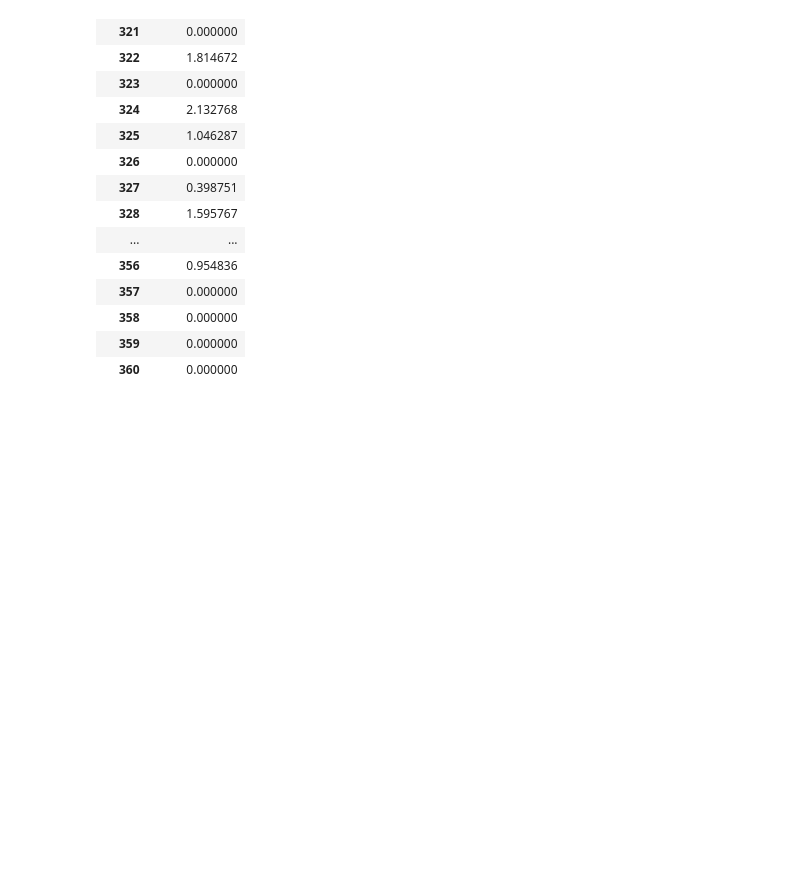
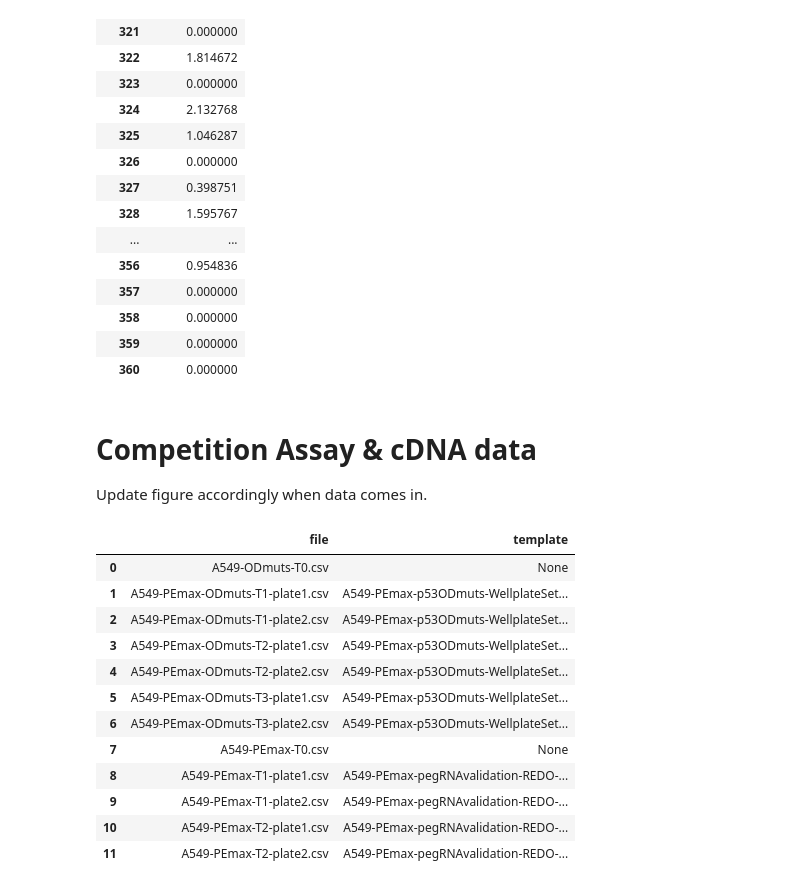
Before and after one commit to samgould2/p53-prime-editing-sensor, a Jupyter notebook: figure6.ipynb, the cells around one changed output. Drawn from its saved outputs; the diff is of its cells as text; code cells hidden in the pictures; blank space fills up the shorter version.

```diff
--- a/figure6.ipynb
+++ b/figure6.ipynb
@@ -553,3 +553,61 @@ delta_df
 | 358 | 0.000000 |
 | 359 | 0.000000 |
 | 360 | 0.000000 |
+# %% [markdown]
+# Competition Assay & cDNA data
+
+Update figure accordingly when data comes in.
+# %%
+fp1 = 'competition_asay_data_FULL'
+
+#read the plate set up into a dictionary
+l1 = os.listdir(fp1)
+l1 = sorted([i for i in l1 if i[-3:]=='csv'])
+
+df_holder = []
+for i in l1:
+    a = pd.read_csv(f'{fp1}/{i}')
+    df_holder.append(a)
+
+key_dict = dict(zip(l1, df_holder))
+# %%
+#then read in the compeition assay flow data
+#processed with FlowJo
+
+fp2 = 'competition_asay_data_FULL/processed_data'
+l2 = os.listdir(fp2)
+l2 = sorted([i for i in l2 if i[-3:]=='csv'])
+
+#and match up plate set up with correct files
+#make a joint table for matching things up
+
+matching = [None,
+'A549-PEmax-p53ODmuts-WellplateSetup-plate1.csv',
+'A549-PEmax-p53ODmuts-WellplateSetup-plate2.csv',
+'A549-PEmax-p53ODmuts-WellplateSetup-plate1.csv',
+ 'A549-PEmax-p53ODmuts-WellplateSetup-plate2.csv',
+ 'A549-PEmax-p53ODmuts-WellplateSetup-plate1.csv',
+ 'A549-PEmax-p53ODmuts-WellplateSetup-plate2.csv',
+ None,
+ 'A549-PEmax-pegRNAvalidation-REDO-WellplateSetup-plate1.csv',
+ 'A549-PEmax-pegRNAvalidation-REDO-WellplateSetup-plate2.csv',
+ 'A549-PEmax-pegRNAvalidation-REDO-WellplateSetup-plate1.csv',
+ 'A549-PEmax-pegRNAvalidation-REDO-WellplateSetup-plate2.csv',
+]
+
+match_df = pd.DataFrame(dict(zip(['file', 'template'], [l2, matching])))
+match_df
+# %% [output]
+|  | file | template |
+| 0 | A549-ODmuts-T0.csv | None |
+| 1 | A549-PEmax-ODmuts-T1-plate1.csv | A549-PEmax-p53ODmuts-WellplateSet... |
+| 2 | A549-PEmax-ODmuts-T1-plate2.csv | A549-PEmax-p53ODmuts-WellplateSet... |
+| 3 | A549-PEmax-ODmuts-T2-plate1.csv | A549-PEmax-p53ODmuts-WellplateSet... |
+| 4 | A549-PEmax-ODmuts-T2-plate2.csv | A549-PEmax-p53ODmuts-WellplateSet... |
+| 5 | A549-PEmax-ODmuts-T3-plate1.csv | A549-PEmax-p53ODmuts-WellplateSet... |
+| 6 | A549-PEmax-ODmuts-T3-plate2.csv | A549-PEmax-p53ODmuts-WellplateSet... |
+| 7 | A549-PEmax-T0.csv | None |
+| 8 | A549-PEmax-T1-plate1.csv | A549-PEmax-pegRNAvalidation-REDO-... |
+| 9 | A549-PEmax-T1-plate2.csv | A549-PEmax-pegRNAvalidation-REDO-... |
+| 10 | A549-PEmax-T2-plate1.csv | A549-PEmax-pegRNAvalidation-REDO-... |
+| 11 | A549-PEmax-T2-plate2.csv | A549-PEmax-pegRNAvalidation-REDO-... |
```
Also changed, not shown: parts of 3 cells of this notebook.
